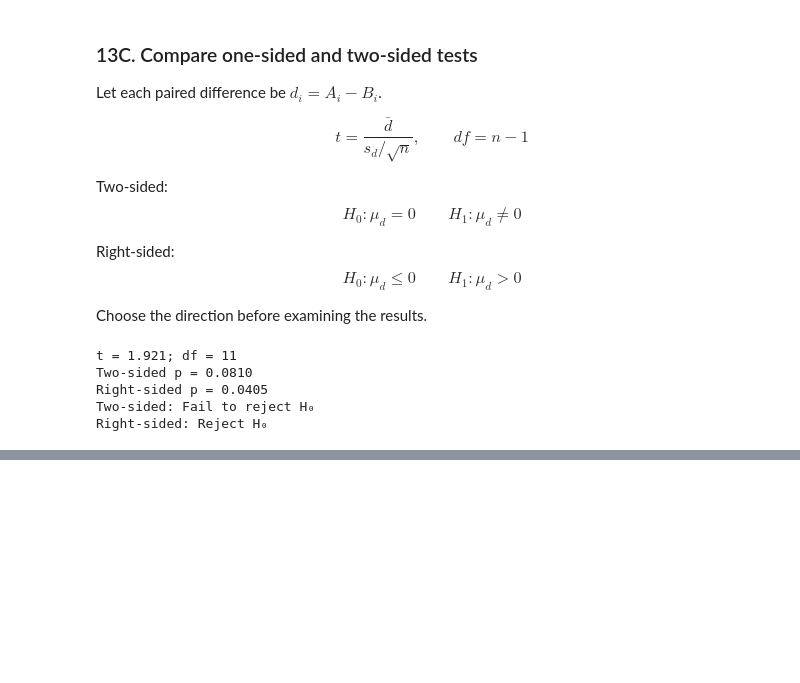
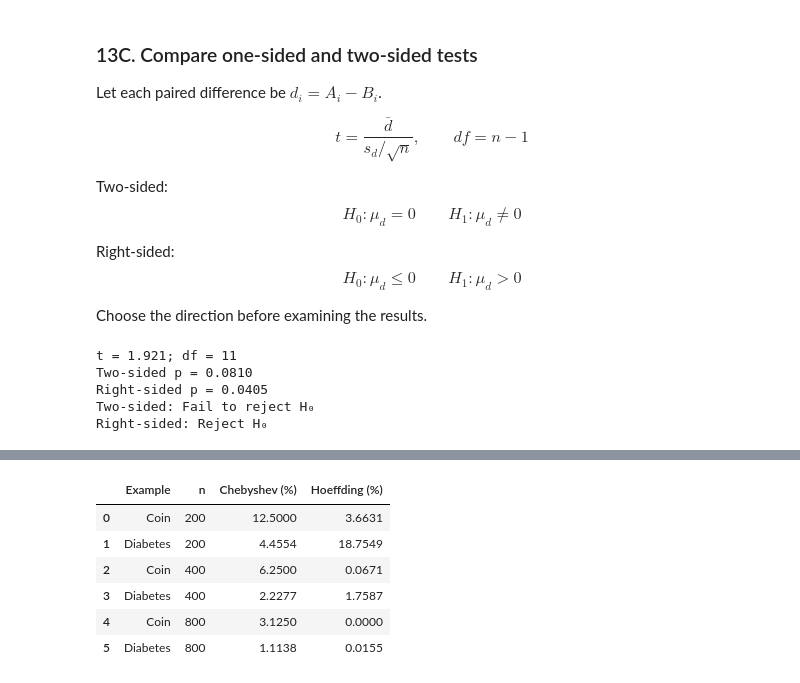
Before and after one commit to turayusa/homework, a Jupyter notebook: Dx601Fundermental_of_maths_Hypothesis_Testing.ipynb, the cells around one changed output, grey strips where cells are left out. Cells and saved outputs as stored; diff of their text form; code cells hidden in the pictures; blank space fills up the shorter version.

```diff
--- a/Dx601Fundermental_of_maths_Hypothesis_Testing.ipynb
+++ b/Dx601Fundermental_of_maths_Hypothesis_Testing.ipynb
@@ -1596,0 +1644,15 @@ Right-sided: Reject H₀
+# %%
+import pandas as pd
+import numpy as np
+from google.colab import files
+from io import BytesIO
+
+# Select your diabetes CSV file
+uploaded = files.upload()
+filename = next(iter(uploaded))
+
+# Load the dataset into df
+df = pd.read_csv(BytesIO(uploaded[filename]))
+
+print("Dataset shape:", df.shape)
+print("Hospital-stay column found:", "time_in_hospital" in df.columns)
@@ -1596,0 +2790,34 @@ Right-sided: Reject H₀
+# %%
+import numpy as np
+import pandas as pd
+
+# 4J. Compare bounds as sample size increases
+variance = df["time_in_hospital"].dropna().var(ddof=0)
+rows = []
+
+for n in [200, 400, 800]:
+    for example, var, epsilon, width in [
+        ("Coin", 0.25, 0.1, 1),
+        ("Diabetes", variance, 1, 13)
+    ]:
+        chebyshev = min(1.0, var / (n * epsilon**2))
+        hoeffding = min(
+            1.0, 2 * np.exp(-2 * n * epsilon**2 / width**2)
+        )
+
+        rows.append({
+            "Example": example,
+            "n": n,
+            "Chebyshev (%)": 100 * chebyshev,
+            "Hoeffding (%)": 100 * hoeffding
+        })
+
+display(pd.DataFrame(rows).round(4))
+# %% [output]
+|  | Example | n | Chebyshev (%) | Hoeffding (%) |
+| 0 | Coin | 200 | 12.5000 | 3.6631 |
+| 1 | Diabetes | 200 | 4.4554 | 18.7549 |
+| 2 | Coin | 400 | 6.2500 | 0.0671 |
+| 3 | Diabetes | 400 | 2.2277 | 1.7587 |
+| 4 | Coin | 800 | 3.1250 | 0.0000 |
+| 5 | Diabetes | 800 | 1.1138 | 0.0155 |
```
Also changed, not shown: parts of 79 cells of this notebook.
